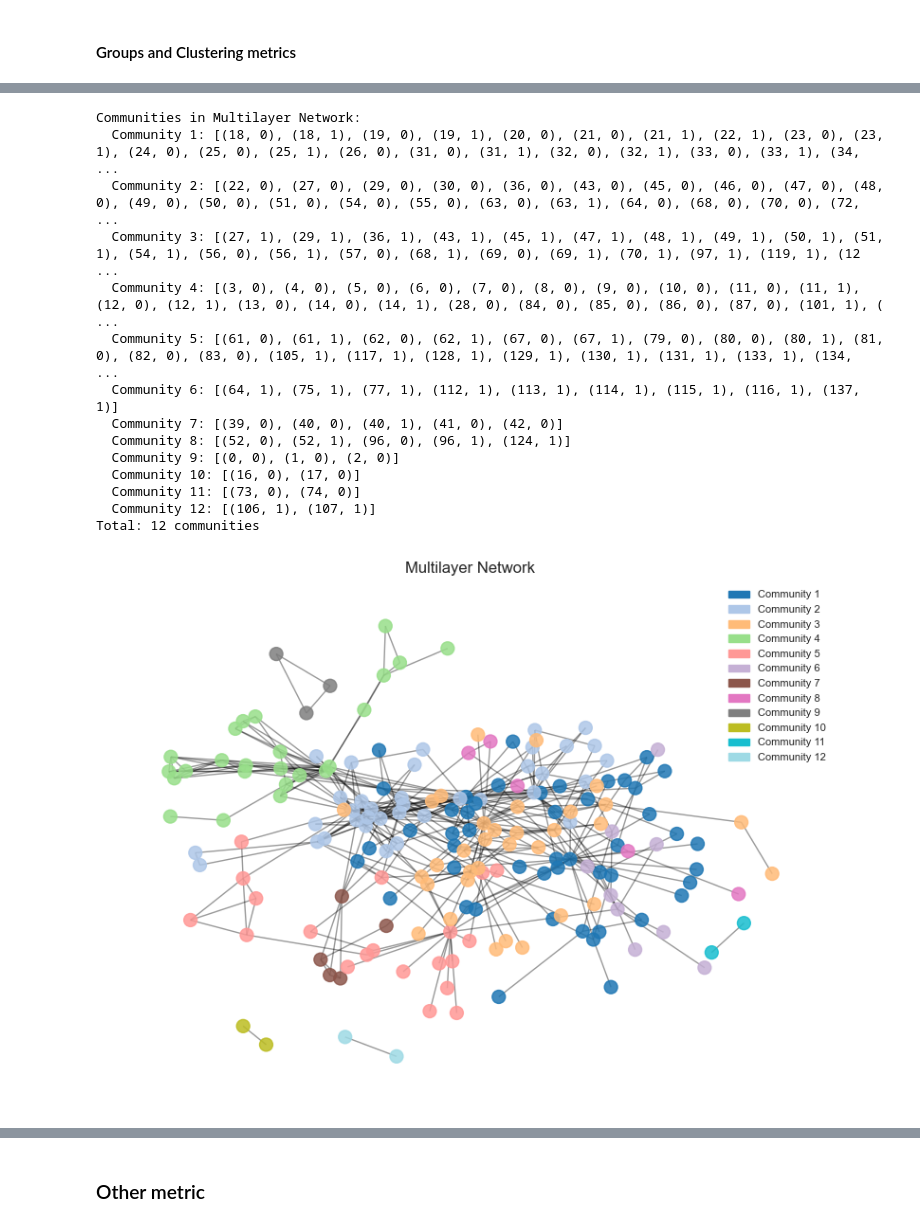
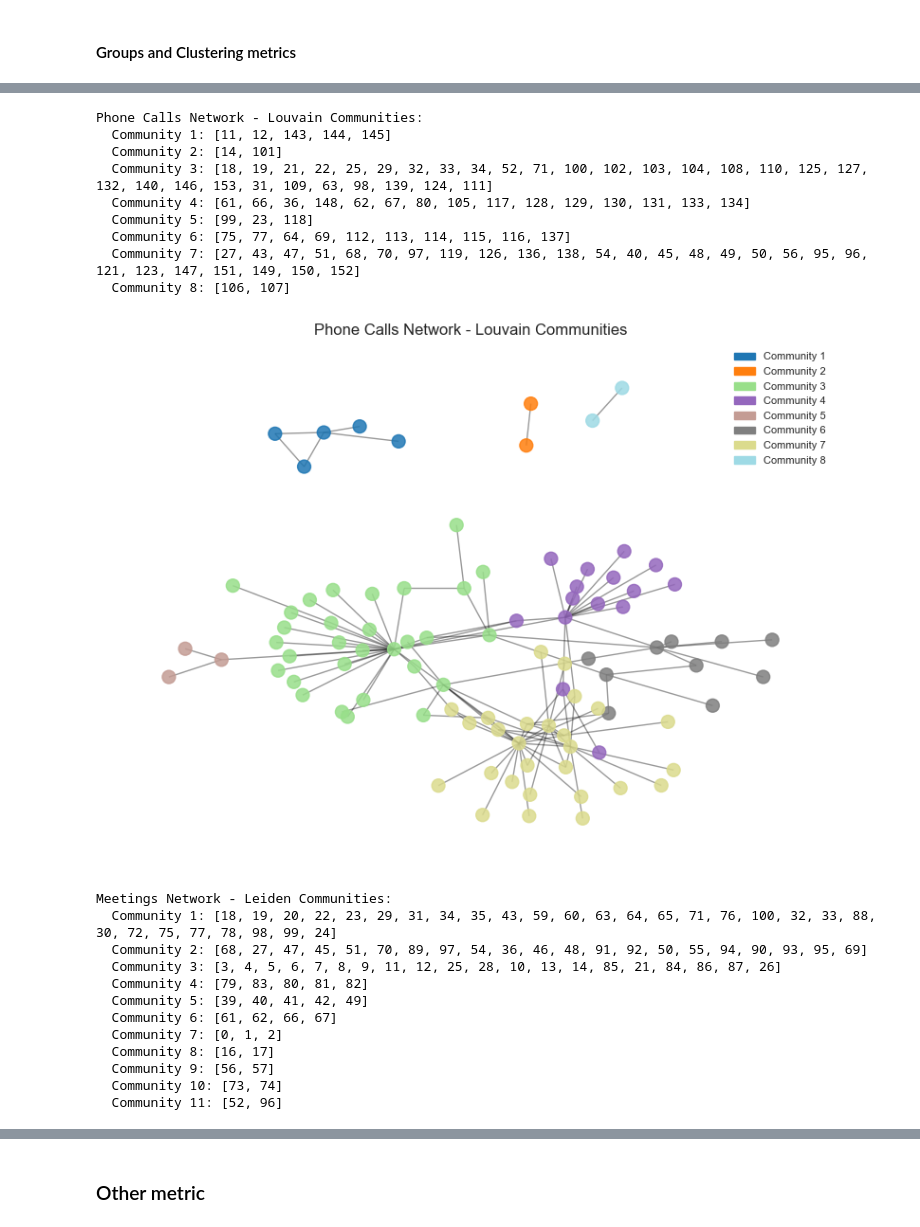
Before and after one commit to Lasagnos/SNProject, a Jupyter notebook: Project.ipynb, the cells around one changed output, grey strips where cells are left out. Drawn from its saved outputs; the diff is of its cells as text; code cells hidden in the pictures.

```diff
--- a/Project.ipynb
+++ b/Project.ipynb
@@ -750,21 +791,36 @@ def draw_communities(G, communities, title='Community Graph'):
 graphs = {
     "Meetings Network": G_meetings,
     "Phone Calls Network": G_calls,
-    "Aggregated Network": G_aggregated,
-    "Multilayer Network": G_multi,
+    # "Aggregated Network": G_aggregated,
+    # "Multilayer Network": G_multi,
 }
 
-# Store communities and visualize
-communities_per_graph = {}
+# Store communities and print / visualize them
+communities_per_graph_greedy = {}
+communities_per_graph_louvain = {}
+communities_per_graph_leiden = {}
 
 for name, G in graphs.items():
-    communities = compute_greedy_communities(G)
-    communities_per_graph[name] = communities
+    communities_greedy = compute_greedy_communities(G)
+    communities_per_graph_greedy[name] = communities_greedy
+    communities_louvain = compute_louvain_communities(G)
+    communities_per_graph_louvain[name] = communities_louvain
+    communities_leiden = compute_leiden_communities(G)
+    communities_per_graph_leiden[name] = communities_leiden
 
-    print(f"Communities in {name}:")
+for name, communities in communities_per_graph_greedy.items():
+    print(f"{name} - Greedy Communities:")
     for i, community in enumerate(communities):
-        print(f"  Community {i+1}: {sorted(community)}")
-    print(f"Total: {len(communities)} communities\n")
-
-    draw_communities(G, communities, title=name)
+        print(f"  Community {i+1}: {community}")
+    draw_communities(graphs[name], communities, title=f"{name} - Greedy Communities")
+for name, communities in communities_per_graph_louvain.items():
+    print(f"{name} - Louvain Communities:")
+    for i, community in enumerate(communities):
+        print(f"  Community {i+1}: {community}")
+    draw_communities(graphs[name], communities, title=f"{name} - Louvain Communities")
+for name, communities in communities_per_graph_leiden.items():
+    print(f"{name} - Leiden Communities:")
+    for i, community in enumerate(communities):
+        print(f"  Community {i+1}: {community}")
+    draw_communities(graphs[name], communities, title=f"{name} - Leiden Communities")
 # %% [output]
@@ -811,15 +866,22 @@ Total: 10 communities
-Communities in Multilayer Network:
-  Community 1: [(18, 0), (18, 1), (19, 0), (19, 1), (20, 0), (21, 0), (21, 1), (22, 1), (23, 0), (23, 1), (24, 0), (25, 0), (25, 1), (26, 0), (31, 0), (31, 1), (32, 0), (32, 1), (33, 0), (33, 1), (34, ...
-  Community 2: [(22, 0), (27, 0), (29, 0), (30, 0), (36, 0), (43, 0), (45, 0), (46, 0), (47, 0), (48, 0), (49, 0), (50, 0), (51, 0), (54, 0), (55, 0), (63, 0), (63, 1), (64, 0), (68, 0), (70, 0), (72, ...
-  Community 3: [(27, 1), (29, 1), (36, 1), (43, 1), (45, 1), (47, 1), (48, 1), (49, 1), (50, 1), (51, 1), (54, 1), (56, 0), (56, 1), (57, 0), (68, 1), (69, 0), (69, 1), (70, 1), (97, 1), (119, 1), (12 ...
-  Community 4: [(3, 0), (4, 0), (5, 0), (6, 0), (7, 0), (8, 0), (9, 0), (10, 0), (11, 0), (11, 1), (12, 0), (12, 1), (13, 0), (14, 0), (14, 1), (28, 0), (84, 0), (85, 0), (86, 0), (87, 0), (101, 1), ( ...
-  Community 5: [(61, 0), (61, 1), (62, 0), (62, 1), (67, 0), (67, 1), (79, 0), (80, 0), (80, 1), (81, 0), (82, 0), (83, 0), (105, 1), (117, 1), (128, 1), (129, 1), (130, 1), (131, 1), (133, 1), (134,  ...
-  Community 6: [(64, 1), (75, 1), (77, 1), (112, 1), (113, 1), (114, 1), (115, 1), (116, 1), (137, 1)]
-  Community 7: [(39, 0), (40, 0), (40, 1), (41, 0), (42, 0)]
-  Community 8: [(52, 0), (52, 1), (96, 0), (96, 1), (124, 1)]
-  Community 9: [(0, 0), (1, 0), (2, 0)]
-  Community 10: [(16, 0), (17, 0)]
-  Community 11: [(73, 0), (74, 0)]
-  Community 12: [(106, 1), (107, 1)]
-Total: 12 communities
+Phone Calls Network - Louvain Communities:
+  Community 1: [11, 12, 143, 144, 145]
+  Community 2: [14, 101]
+  Community 3: [18, 19, 21, 22, 25, 29, 32, 33, 34, 52, 71, 100, 102, 103, 104, 108, 110, 125, 127, 132, 140, 146, 153, 31, 109, 63, 98, 139, 124, 111]
+  Community 4: [61, 66, 36, 148, 62, 67, 80, 105, 117, 128, 129, 130, 131, 133, 134]
+  Community 5: [99, 23, 118]
+  Community 6: [75, 77, 64, 69, 112, 113, 114, 115, 116, 137]
+  Community 7: [27, 43, 47, 51, 68, 70, 97, 119, 126, 136, 138, 54, 40, 45, 48, 49, 50, 56, 95, 96, 121, 123, 147, 151, 149, 150, 152]
+  Community 8: [106, 107]
-[figure, old version]
+[figure, new version]
+Meetings Network - Leiden Communities:
+  Community 1: [18, 19, 20, 22, 23, 29, 31, 34, 35, 43, 59, 60, 63, 64, 65, 71, 76, 100, 32, 33, 88, 30, 72, 75, 77, 78, 98, 99, 24]
+  Community 2: [68, 27, 47, 45, 51, 70, 89, 97, 54, 36, 46, 48, 91, 92, 50, 55, 94, 90, 93, 95, 69]
+  Community 3: [3, 4, 5, 6, 7, 8, 9, 11, 12, 25, 28, 10, 13, 14, 85, 21, 84, 86, 87, 26]
+  Community 4: [79, 83, 80, 81, 82]
+  Community 5: [39, 40, 41, 42, 49]
+  Community 6: [61, 62, 66, 67]
+  Community 7: [0, 1, 2]
+  Community 8: [16, 17]
+  Community 9: [56, 57]
+  Community 10: [73, 74]
+  Community 11: [52, 96]
```
Also changed, not shown: parts of 15 cells of this notebook.
